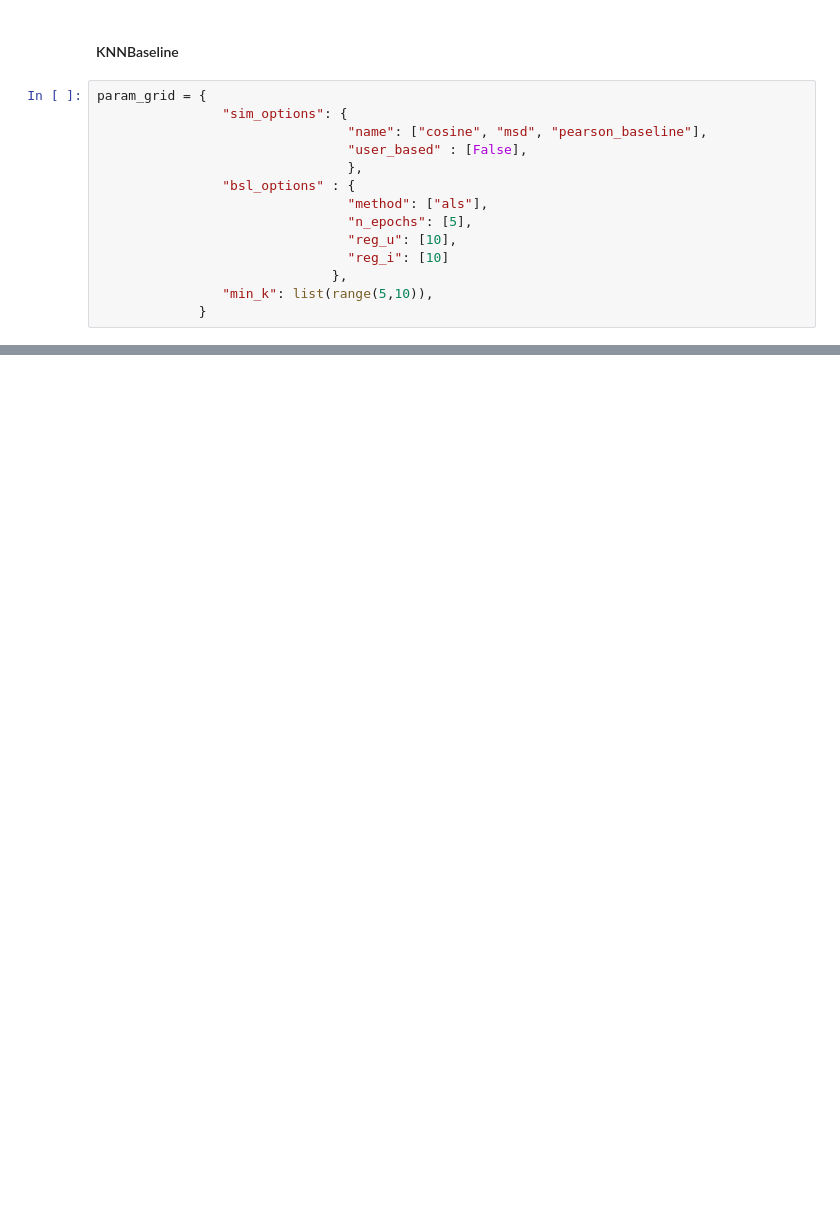
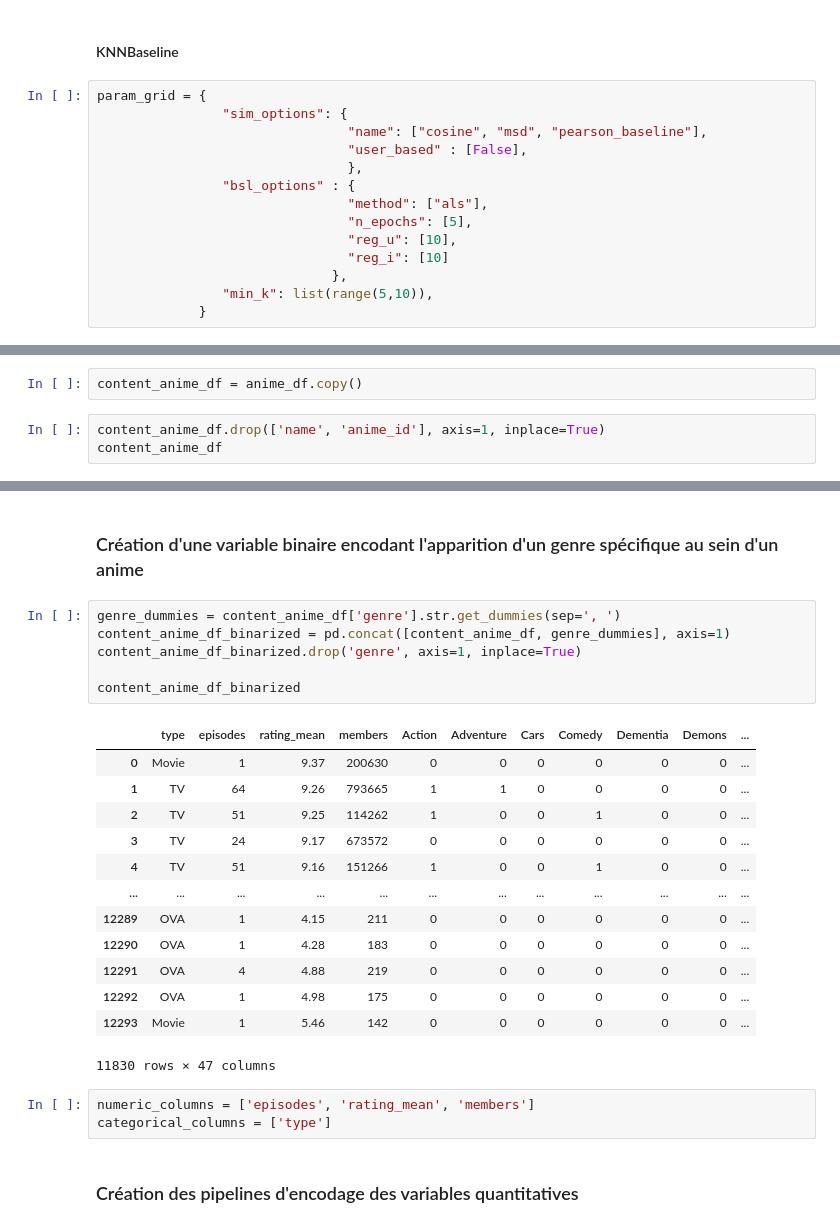
Before and after one commit to obenchekro/MyAnimeList-Recommandation-System, a Jupyter notebook: notebook/MyAnimeList Recommandation System copy.ipynb, the cells around one changed output, grey strips where cells are left out. Drawn from its saved outputs; the diff is of its cells as text; blank space fills up the shorter version.

```diff
--- a/notebook/MyAnimeList Recommandation System copy.ipynb
+++ b/notebook/MyAnimeList Recommandation System copy.ipynb
@@ -1621,0 +2221,5 @@ new_model
+# %%
+content_anime_df = anime_df.copy()
+# %%
+content_anime_df.drop(['name', 'anime_id'], axis=1, inplace=True)
+content_anime_df
@@ -1621,0 +2240,27 @@ new_model
+# %% [markdown]
+### Création d'une variable binaire encodant l'apparition d'un genre spécifique au sein d'un anime
+# %%
+genre_dummies = content_anime_df['genre'].str.get_dummies(sep=', ')
+content_anime_df_binarized = pd.concat([content_anime_df, genre_dummies], axis=1)
+content_anime_df_binarized.drop('genre', axis=1, inplace=True)
+
+content_anime_df_binarized
+# %% [output]
+|  | type | episodes | rating_mean | members | Action | Adventure | Cars | Comedy | Dementia | Demons | ... |
+| 0 | Movie | 1 | 9.37 | 200630 | 0 | 0 | 0 | 0 | 0 | 0 | ... |
+| 1 | TV | 64 | 9.26 | 793665 | 1 | 1 | 0 | 0 | 0 | 0 | ... |
+| 2 | TV | 51 | 9.25 | 114262 | 1 | 0 | 0 | 1 | 0 | 0 | ... |
+| 3 | TV | 24 | 9.17 | 673572 | 0 | 0 | 0 | 0 | 0 | 0 | ... |
+| 4 | TV | 51 | 9.16 | 151266 | 1 | 0 | 0 | 1 | 0 | 0 | ... |
+| ... | ... | ... | ... | ... | ... | ... | ... | ... | ... | ... | ... |
+| 12289 | OVA | 1 | 4.15 | 211 | 0 | 0 | 0 | 0 | 0 | 0 | ... |
+| 12290 | OVA | 1 | 4.28 | 183 | 0 | 0 | 0 | 0 | 0 | 0 | ... |
+| 12291 | OVA | 4 | 4.88 | 219 | 0 | 0 | 0 | 0 | 0 | 0 | ... |
+| 12292 | OVA | 1 | 4.98 | 175 | 0 | 0 | 0 | 0 | 0 | 0 | ... |
+| 12293 | Movie | 1 | 5.46 | 142 | 0 | 0 | 0 | 0 | 0 | 0 | ... |
+11830 rows × 47 columns
+# %%
+numeric_columns = ['episodes', 'rating_mean', 'members']
+categorical_columns = ['type']
+# %% [markdown]
+### Création des pipelines d'encodage des variables quantitatives
```
Also changed, not shown: parts of 168 cells of this notebook.
